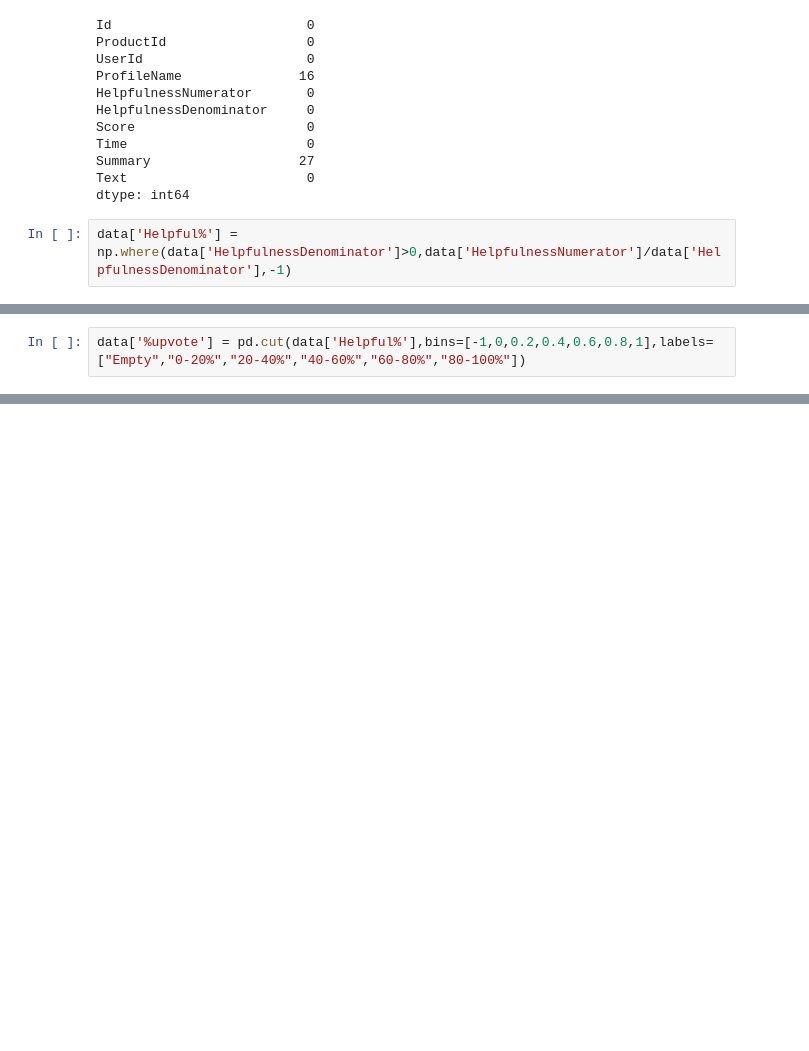
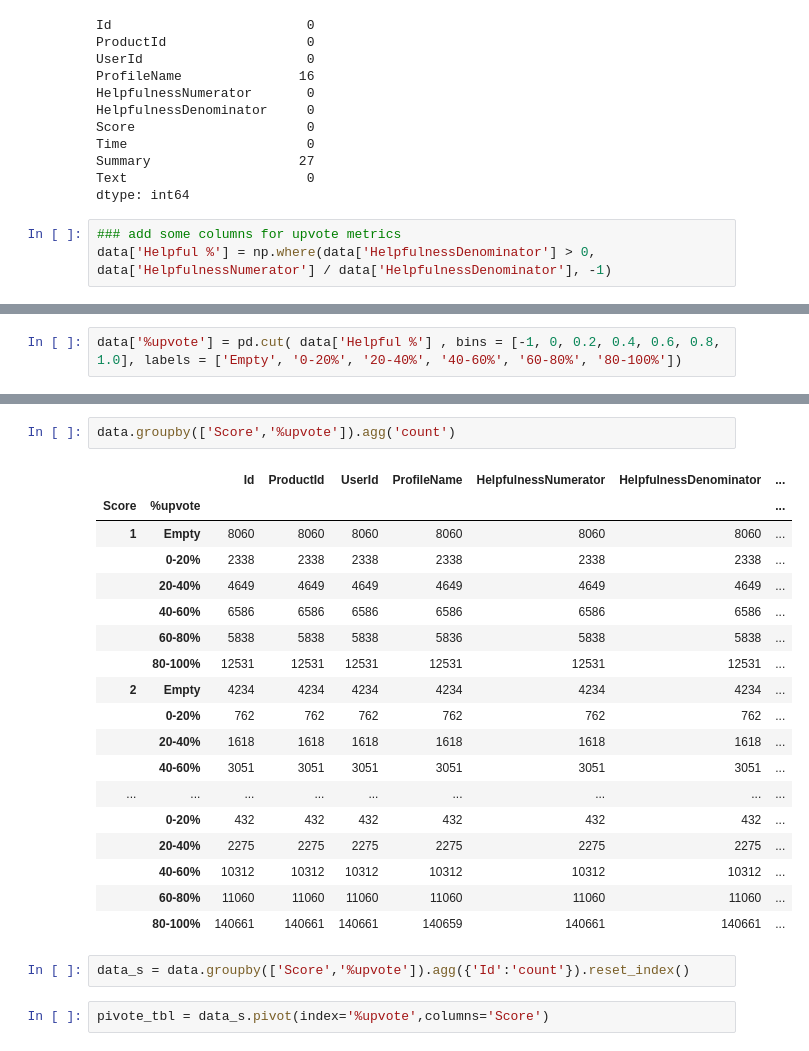
Before and after one commit to Dhrumil-Zion/Sentiments-Prediction-Using-NLP, a Jupyter notebook: Sentiment_Analyzer.ipynb, the cells around one changed output, grey strips where cells are left out. Cells and saved outputs as stored; diff of their text form; blank space fills up the shorter version.

```diff
--- a/Sentiment_Analyzer.ipynb
+++ b/Sentiment_Analyzer.ipynb
@@ -27,7 +29,8 @@ Summary                   27
 Text                       0
 dtype: int64
 # %%
-data['Helpful%'] = np.where(data['HelpfulnessDenominator']>0,data['HelpfulnessNumerator']/data['HelpfulnessDenominator'],-1)
+### add some columns for upvote metrics
+data['Helpful %'] = np.where(data['HelpfulnessDenominator'] > 0, data['HelpfulnessNumerator'] / data['HelpfulnessDenominator'], -1)
 # %%
 data.head()
 # %% [output]
@@ -38,7 +41,7 @@ data.head()
 | 3 | 4 | B000UA0QIQ | A395BORC6FGVXV | Karl | 3 | 3 | 2 | ... |
 | 4 | 5 | B006K2ZZ7K | A1UQRSCLF8GW1T | Michael D. Bigham "M. Wassir" | 0 | 0 | 5 | ... |
 # %%
-data['%upvote'] = pd.cut(data['Helpful%'],bins=[-1,0,0.2,0.4,0.6,0.8,1],labels=["Empty","0-20%","20-40%","40-60%","60-80%","80-100%"])
+data['%upvote'] = pd.cut( data['Helpful %'] , bins = [-1, 0, 0.2, 0.4, 0.6, 0.8, 1.0], labels = ['Empty', '0-20%', '20-40%', '40-60%', '60-80%', '80-100%'])
 # %%
 data.head()
 # %% [output]
@@ -48,3 +51,28 @@ data.head()
 | 2 | 3 | B000LQOCH0 | ABXLMWJIXXAIN | Natalia Corres "Natalia Corres" | 1 | 1 | 4 | ... |
 | 3 | 4 | B000UA0QIQ | A395BORC6FGVXV | Karl | 3 | 3 | 2 | ... |
 | 4 | 5 | B006K2ZZ7K | A1UQRSCLF8GW1T | Michael D. Bigham "M. Wassir" | 0 | 0 | 5 | ... |
+# %%
+data.groupby(['Score','%upvote']).agg('count')
+# %% [output]
+|  |  | Id | ProductId | UserId | ProfileName | HelpfulnessNumerator | HelpfulnessDenominator | ... |
+| Score | %upvote |  |  |  |  |  |  | ... |
+| 1 | Empty | 8060 | 8060 | 8060 | 8060 | 8060 | 8060 | ... |
+|  | 0-20% | 2338 | 2338 | 2338 | 2338 | 2338 | 2338 | ... |
+|  | 20-40% | 4649 | 4649 | 4649 | 4649 | 4649 | 4649 | ... |
+|  | 40-60% | 6586 | 6586 | 6586 | 6586 | 6586 | 6586 | ... |
+|  | 60-80% | 5838 | 5838 | 5838 | 5836 | 5838 | 5838 | ... |
+|  | 80-100% | 12531 | 12531 | 12531 | 12531 | 12531 | 12531 | ... |
+| 2 | Empty | 4234 | 4234 | 4234 | 4234 | 4234 | 4234 | ... |
+|  | 0-20% | 762 | 762 | 762 | 762 | 762 | 762 | ... |
+|  | 20-40% | 1618 | 1618 | 1618 | 1618 | 1618 | 1618 | ... |
+|  | 40-60% | 3051 | 3051 | 3051 | 3051 | 3051 | 3051 | ... |
+| ... | ... | ... | ... | ... | ... | ... | ... | ... |
+|  | 0-20% | 432 | 432 | 432 | 432 | 432 | 432 | ... |
+|  | 20-40% | 2275 | 2275 | 2275 | 2275 | 2275 | 2275 | ... |
+|  | 40-60% | 10312 | 10312 | 10312 | 10312 | 10312 | 10312 | ... |
+|  | 60-80% | 11060 | 11060 | 11060 | 11060 | 11060 | 11060 | ... |
+|  | 80-100% | 140661 | 140661 | 140661 | 140659 | 140661 | 140661 | ... |
+# %%
+data_s = data.groupby(['Score','%upvote']).agg({'Id':'count'}).reset_index()
+# %%
+pivote_tbl = data_s.pivot(index='%upvote',columns='Score')
```
Also changed, not shown: parts of 26 cells of this notebook.
